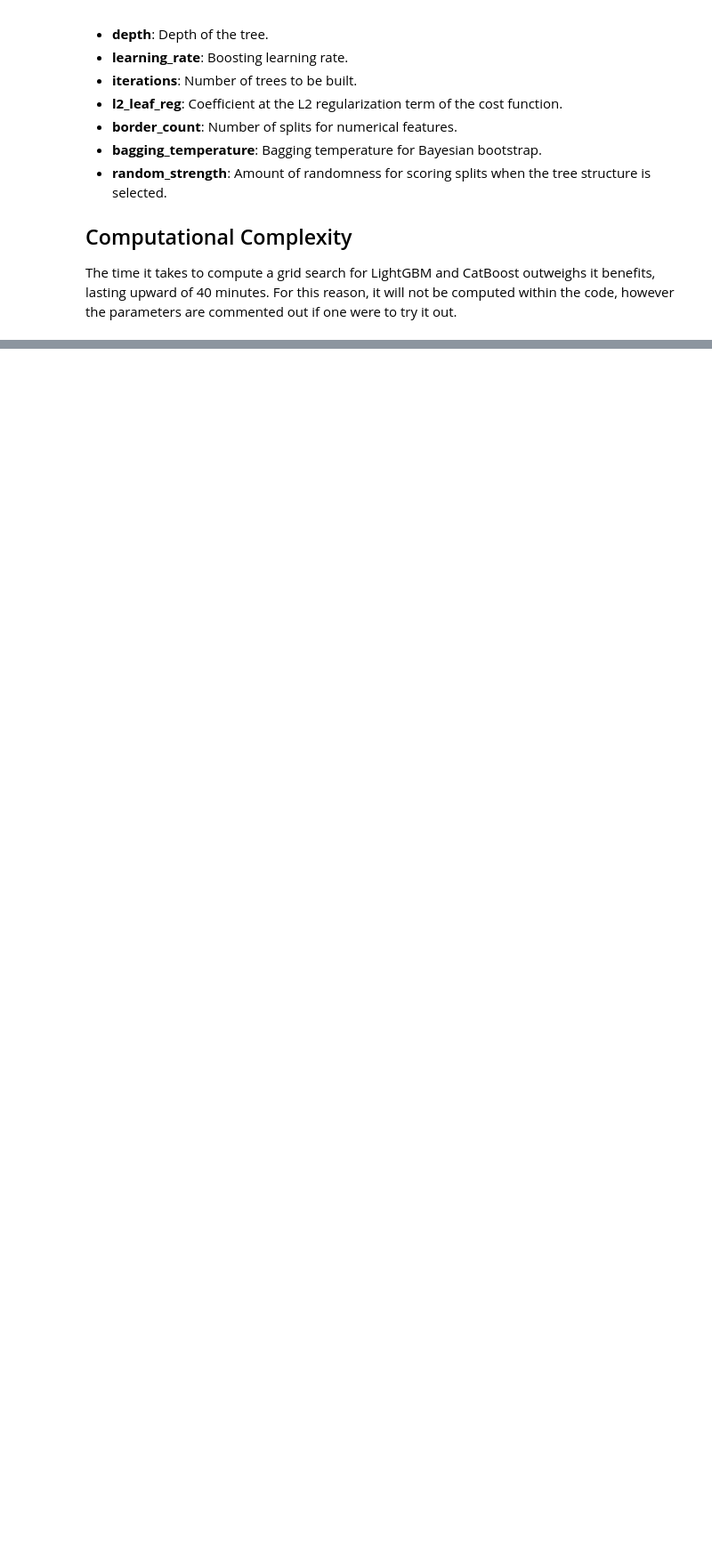
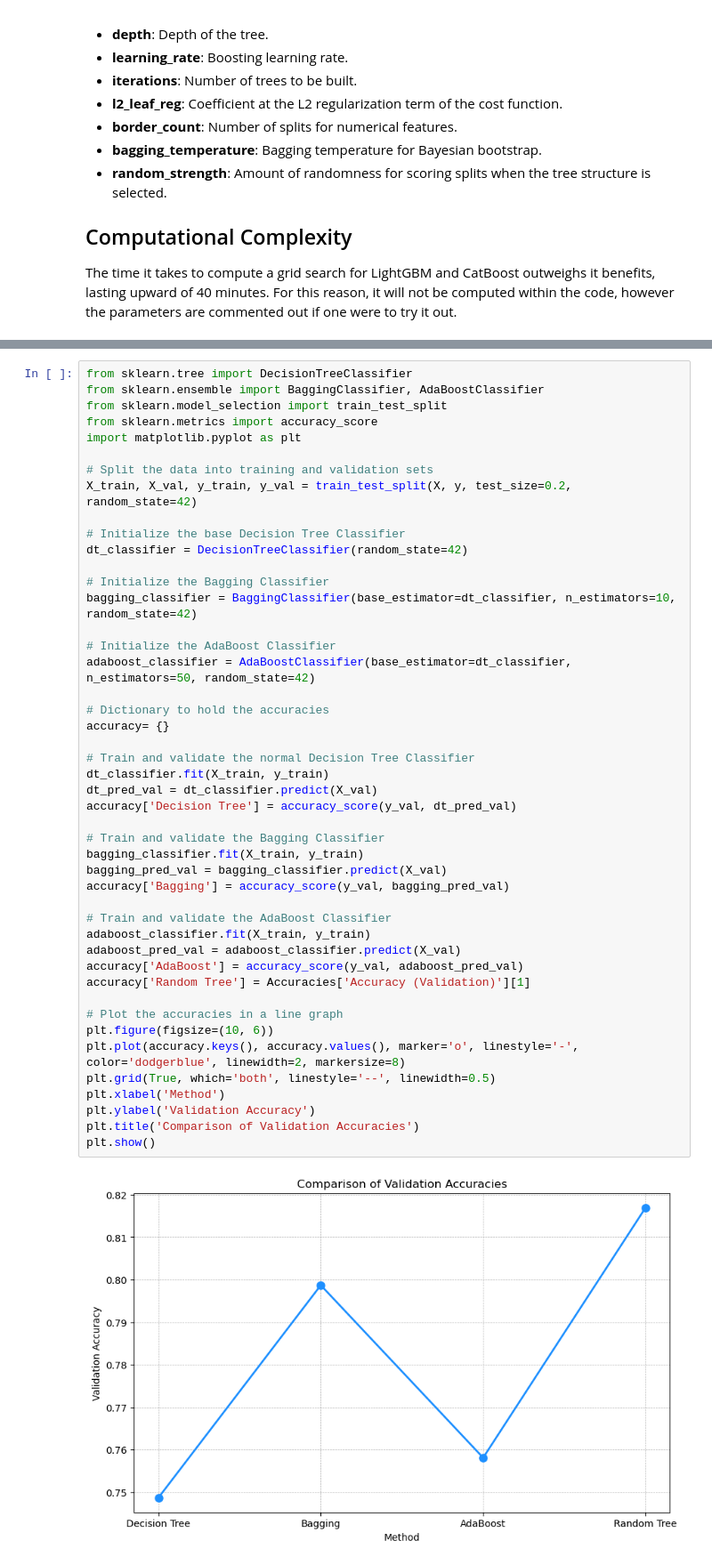
Before and after one commit to Greywolfie01/ML-Project, a Jupyter notebook: Decision_trees.ipynb, the cells around one changed output, grey strips where cells are left out. Shown: that part at 89% size. Saved outputs shown, nothing was run; the diff lists cells and outputs as text; blank space fills up the shorter version.

Commit message:
Bagging Boosting Done

```diff
--- a/Decision_trees.ipynb
+++ b/Decision_trees.ipynb
@@ -940,0 +959,48 @@ plt.legend()
+# %%
+from sklearn.tree import DecisionTreeClassifier
+from sklearn.ensemble import BaggingClassifier, AdaBoostClassifier
+from sklearn.model_selection import train_test_split
+from sklearn.metrics import accuracy_score
+import matplotlib.pyplot as plt
+
+# Split the data into training and validation sets
+X_train, X_val, y_train, y_val = train_test_split(X, y, test_size=0.2, random_state=42)
+
+# Initialize the base Decision Tree Classifier
+dt_classifier = DecisionTreeClassifier(random_state=42)
+
+# Initialize the Bagging Classifier
+bagging_classifier = BaggingClassifier(base_estimator=dt_classifier, n_estimators=10, random_state=42)
+
+# Initialize the AdaBoost Classifier
+adaboost_classifier = AdaBoostClassifier(base_estimator=dt_classifier, n_estimators=50, random_state=42)
+
+# Dictionary to hold the accuracies
+accuracy= {}
+
+# Train and validate the normal Decision Tree Classifier
+dt_classifier.fit(X_train, y_train)
+dt_pred_val = dt_classifier.predict(X_val)
+accuracy['Decision Tree'] = accuracy_score(y_val, dt_pred_val)
+
+# Train and validate the Bagging Classifier
+bagging_classifier.fit(X_train, y_train)
+bagging_pred_val = bagging_classifier.predict(X_val)
+accuracy['Bagging'] = accuracy_score(y_val, bagging_pred_val)
+
+# Train and validate the AdaBoost Classifier
+adaboost_classifier.fit(X_train, y_train)
+adaboost_pred_val = adaboost_classifier.predict(X_val)
+accuracy['AdaBoost'] = accuracy_score(y_val, adaboost_pred_val)
+accuracy['Random Tree'] = Accuracies['Accuracy (Validation)'][1]
+
+# Plot the accuracies in a line graph
+plt.figure(figsize=(10, 6))
+plt.plot(accuracy.keys(), accuracy.values(), marker='o', linestyle='-', color='dodgerblue', linewidth=2, markersize=8)
+plt.grid(True, which='both', linestyle='--', linewidth=0.5)
+plt.xlabel('Method')
+plt.ylabel('Validation Accuracy')
+plt.title('Comparison of Validation Accuracies')
+plt.show()
+# %% [output]
+[figure, added]
```
Also changed, not shown: parts of 21 cells of this notebook.
